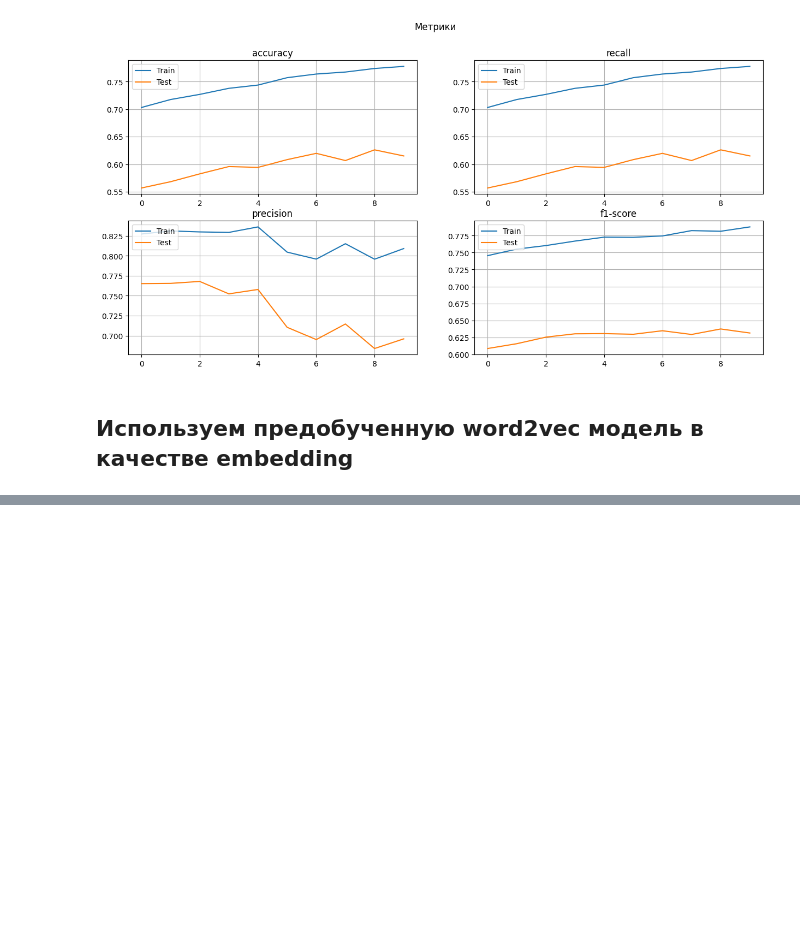
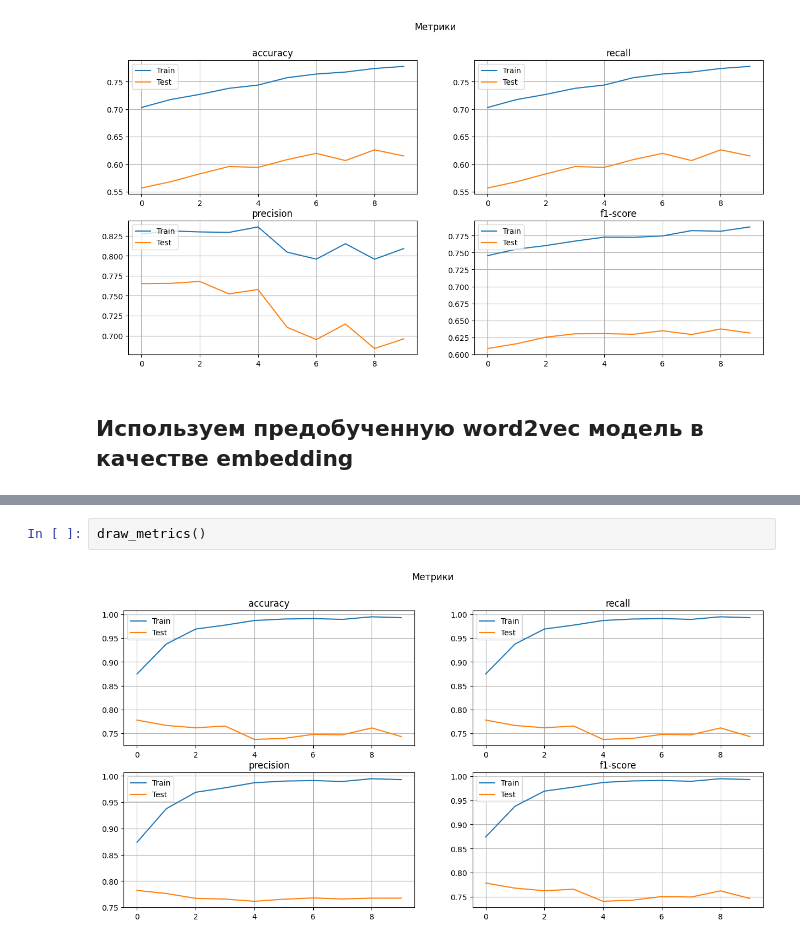
Before and after one commit to Ra9jkDM/sentiment_assessment_model, a Jupyter notebook: ML_CNN.ipynb, the cells around one changed output, grey strips where cells are left out. Drawn from its saved outputs; the diff is of its cells as text; blank space fills up the shorter version.

```diff
--- a/ML_CNN.ipynb
+++ b/ML_CNN.ipynb
@@ -484,0 +986,4 @@ draw_metrics()
+# %%
+draw_metrics()
+# %% [output]
+[figure, added]
```
Also changed, not shown: parts of 29 cells of this notebook, 1 other file.
